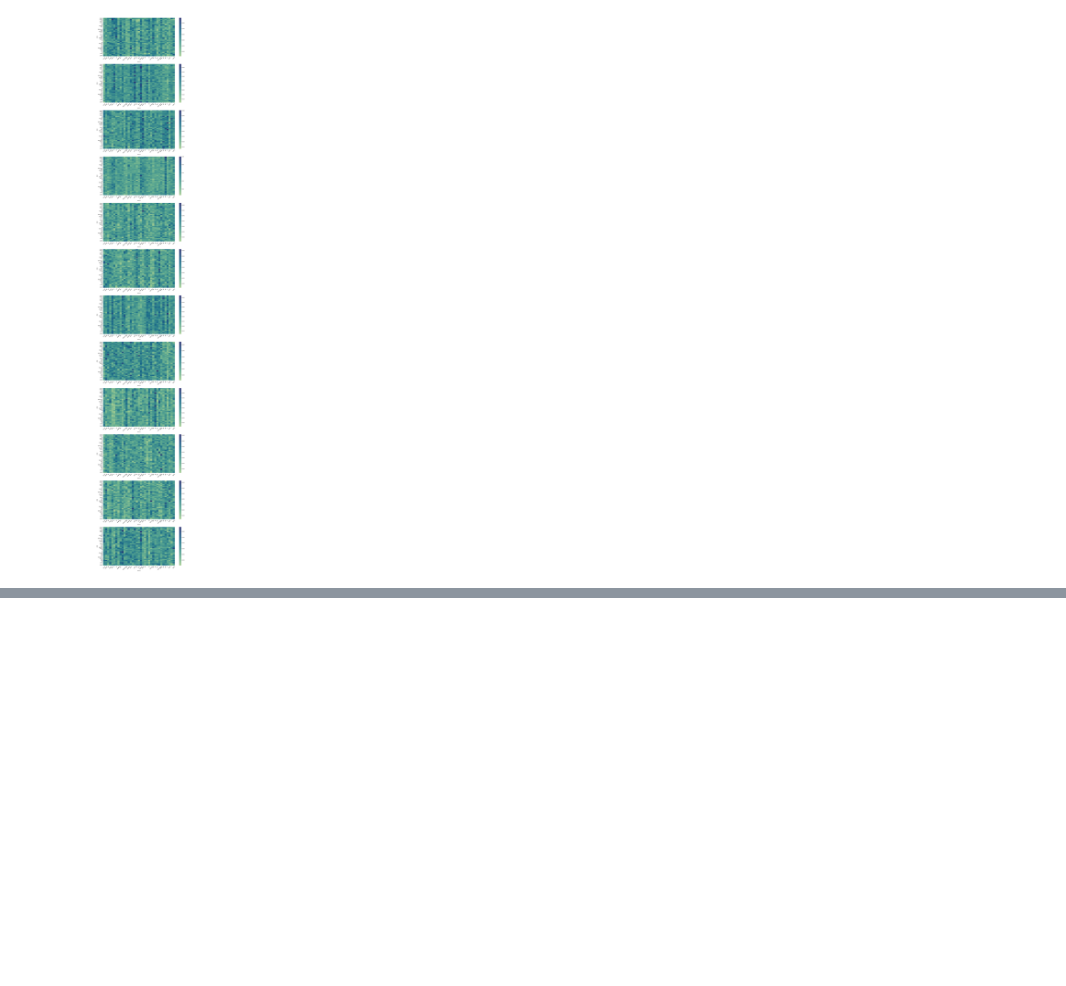
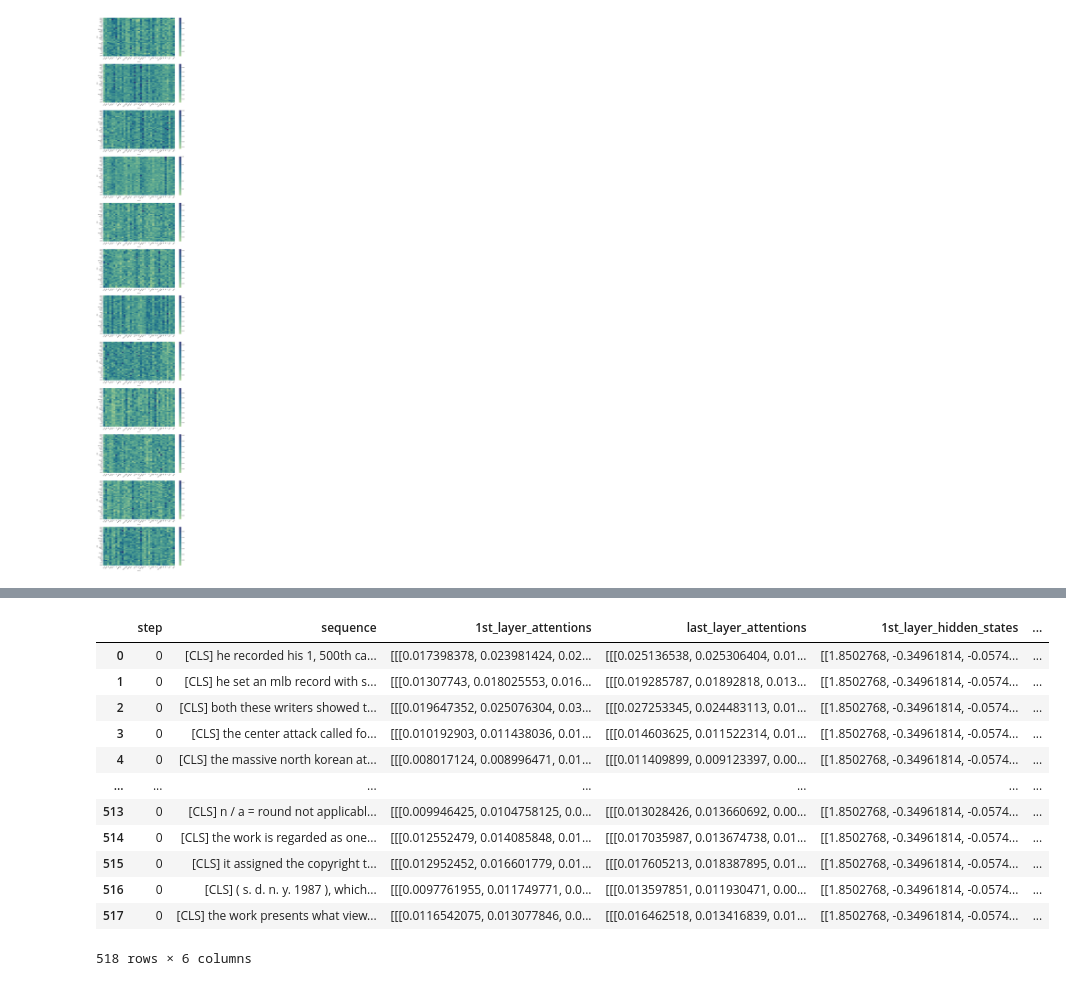
Before and after one commit to NazaninShafiabadi/NeuralLMs, a Jupyter notebook: src/representations.ipynb, the cells around one changed output, grey strips where cells are left out. Drawn from its saved outputs; the diff is of its cells as text; code cells hidden in the pictures; blank space fills up the shorter version.

```diff
--- a/src/representations.ipynb
+++ b/src/representations.ipynb
@@ -171,0 +176,20 @@ attention_matrices(first_row['1st_layer_attentions'], first_row['sequence'])
+# %%
+with gzip.open('../results/att_hs.pickle.gz', 'rb') as f:
+    full_att_hs = pickle.load(f)
+
+full_att_hs = pd.DataFrame(full_att_hs)
+full_att_hs
+# %% [output]
+|  | step | sequence | 1st_layer_attentions | last_layer_attentions | 1st_layer_hidden_states | ... |
+| 0 | 0 | [CLS] he recorded his 1, 500th ca... | [[[0.017398378, 0.023981424, 0.02... | [[[0.025136538, 0.025306404, 0.01... | [[1.8502768, -0.34961814, -0.0574... | ... |
+| 1 | 0 | [CLS] he set an mlb record with s... | [[[0.01307743, 0.018025553, 0.016... | [[[0.019285787, 0.01892818, 0.013... | [[1.8502768, -0.34961814, -0.0574... | ... |
+| 2 | 0 | [CLS] both these writers showed t... | [[[0.019647352, 0.025076304, 0.03... | [[[0.027253345, 0.024483113, 0.01... | [[1.8502768, -0.34961814, -0.0574... | ... |
+| 3 | 0 | [CLS] the center attack called fo... | [[[0.010192903, 0.011438036, 0.01... | [[[0.014603625, 0.011522314, 0.01... | [[1.8502768, -0.34961814, -0.0574... | ... |
+| 4 | 0 | [CLS] the massive north korean at... | [[[0.008017124, 0.008996471, 0.01... | [[[0.011409899, 0.009123397, 0.00... | [[1.8502768, -0.34961814, -0.0574... | ... |
+| ... | ... | ... | ... | ... | ... | ... |
+| 513 | 0 | [CLS] n / a = round not applicabl... | [[[0.009946425, 0.0104758125, 0.0... | [[[0.013028426, 0.013660692, 0.00... | [[1.8502768, -0.34961814, -0.0574... | ... |
+| 514 | 0 | [CLS] the work is regarded as one... | [[[0.012552479, 0.014085848, 0.01... | [[[0.017035987, 0.013674738, 0.01... | [[1.8502768, -0.34961814, -0.0574... | ... |
+| 515 | 0 | [CLS] it assigned the copyright t... | [[[0.012952452, 0.016601779, 0.01... | [[[0.017605213, 0.018387895, 0.01... | [[1.8502768, -0.34961814, -0.0574... | ... |
+| 516 | 0 | [CLS] ( s. d. n. y. 1987 ), which... | [[[0.0097761955, 0.011749771, 0.0... | [[[0.013597851, 0.011930471, 0.00... | [[1.8502768, -0.34961814, -0.0574... | ... |
+| 517 | 0 | [CLS] the work presents what view... | [[[0.0116542075, 0.013077846, 0.0... | [[[0.016462518, 0.013416839, 0.01... | [[1.8502768, -0.34961814, -0.0574... | ... |
+518 rows × 6 columns
```
Also changed, not shown: parts of 1 cell of this notebook, 2 other files.
